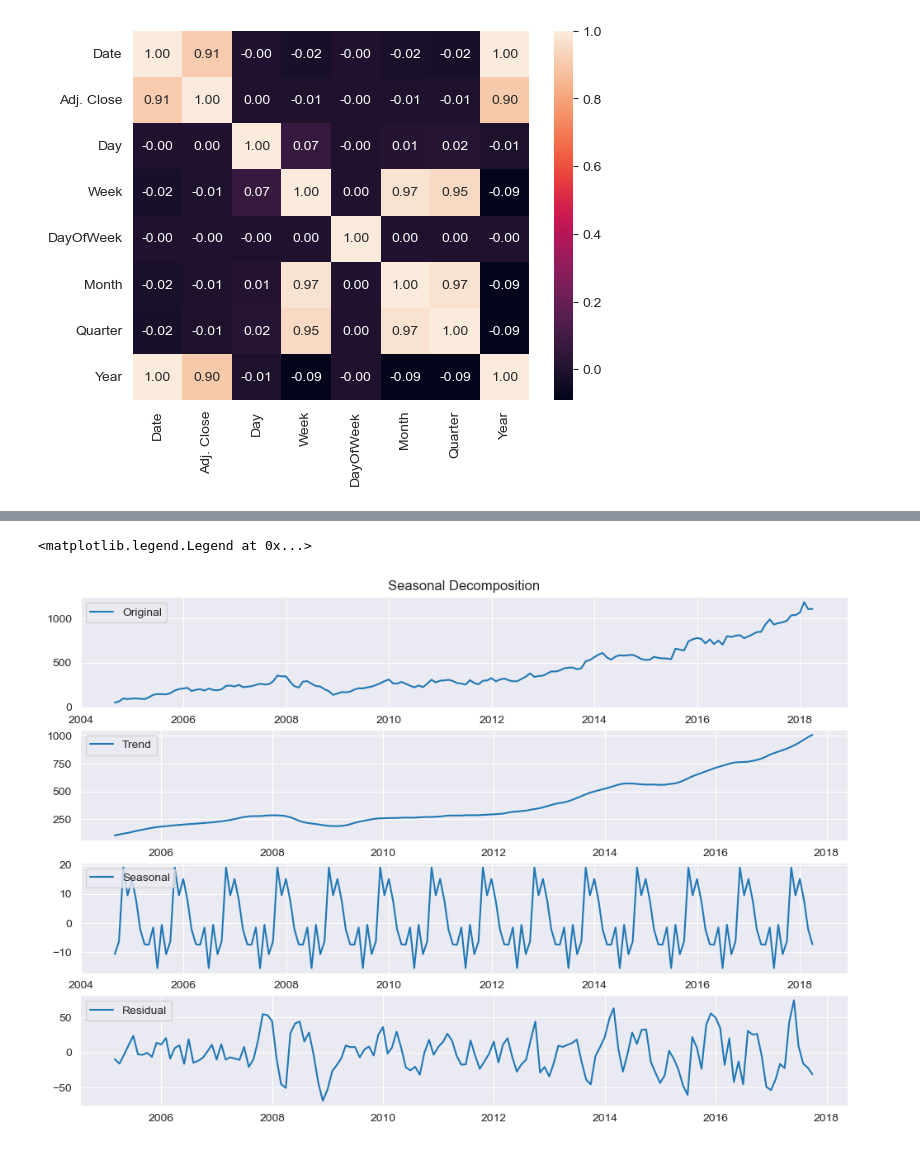
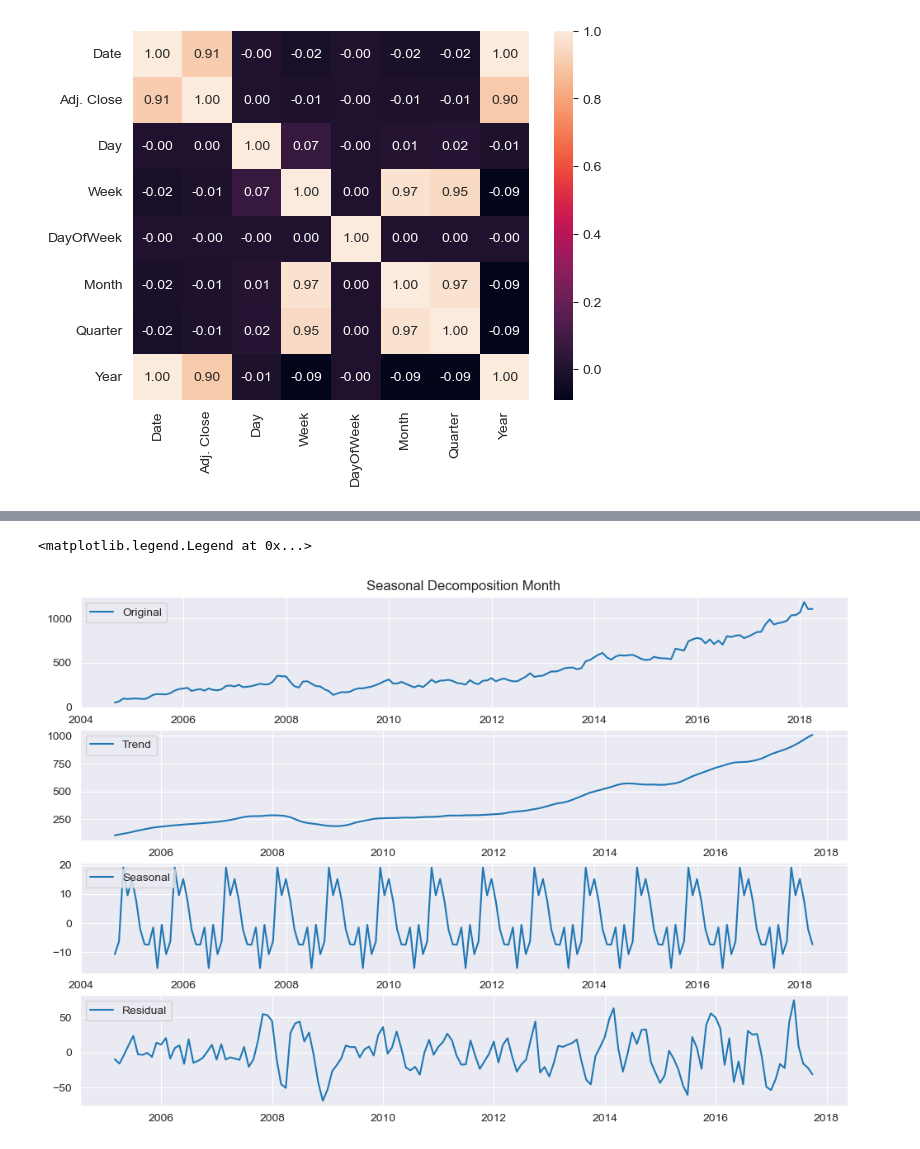
Before and after one commit to TheMentorIo/GOOGL_Stock_Prediction, a Jupyter notebook: GOOGLStockPrediction.ipynb, the cells around one changed output, grey strips where cells are left out. Cells and saved outputs as stored; diff of their text form; code cells hidden in the pictures.

```diff
--- a/GOOGLStockPrediction.ipynb
+++ b/GOOGLStockPrediction.ipynb
@@ -182,30 +276,30 @@ plt.legend(loc='upper left')
 # %%
 MonthDecompose= data[["Date","Adj. Close"]].copy()
 MonthDecompose.set_index("Date",inplace=True)
 
 MonthDecompose = MonthDecompose.resample("M")
 MonthDecompose = MonthDecompose.interpolate(method='linear')
 
 Mdecomposition = seasonal_decompose(MonthDecompose, model='additive')
 
 plt.figure(figsize=(12, 8))
 
 plt.subplot(4, 1, 1)
 plt.plot(MonthDecompose['Adj. Close'], label='Original')
 plt.legend(loc='upper left')
-plt.title('Seasonal Decomposition')
+plt.title('Seasonal Decomposition Month')
 
 plt.subplot(4, 1, 2)
 plt.plot(Mdecomposition.trend, label='Trend')
 plt.legend(loc='upper left')
 
 plt.subplot(4, 1, 3)
 plt.plot(Mdecomposition.seasonal, label='Seasonal')
 plt.legend(loc='upper left')
 
 plt.subplot(4, 1, 4)
 plt.plot(Mdecomposition.resid, label='Residual')
 plt.legend(loc='upper left')
 # %% [output]
 <matplotlib.legend.Legend at 0x...>
-[figure, old version]
+[figure, new version]
```
Also changed, not shown: parts of 29 cells of this notebook.
